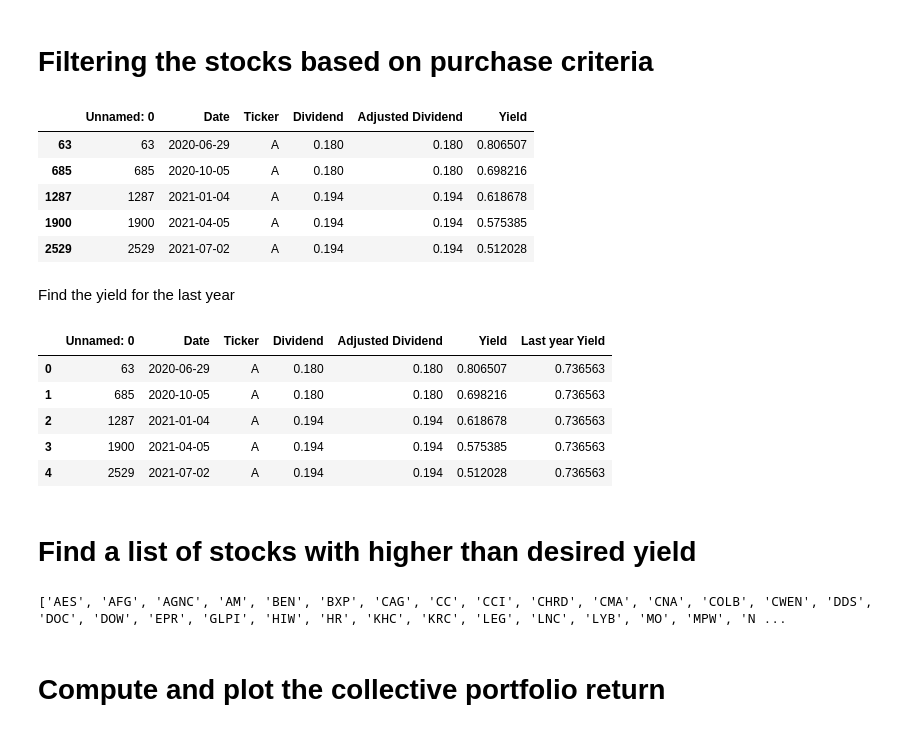
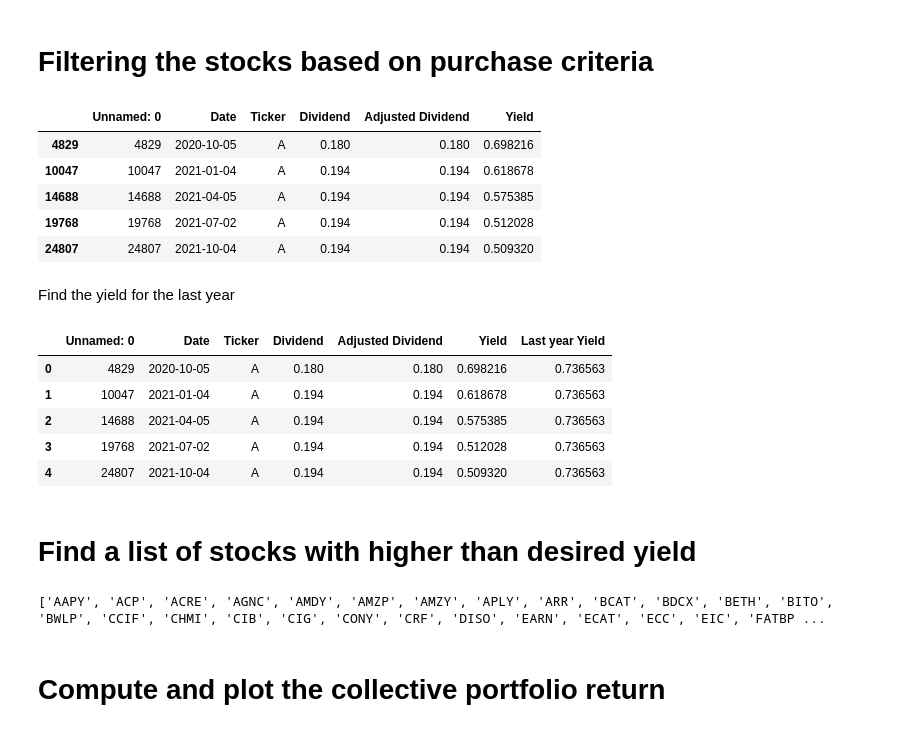
Before and after one commit to sarashs/Wallstreet-Bets, a Jupyter notebook: Notebooks/dividend_stock_finder.ipynb, the cells around one changed output. Saved outputs shown, nothing was run; the diff lists cells and outputs as text; code cells hidden in the pictures.

```diff
--- a/Notebooks/dividend_stock_finder.ipynb
+++ b/Notebooks/dividend_stock_finder.ipynb
@@ -92,17 +95,17 @@ df.to_csv('Russel1000_dividend_last5years.csv')
 # %% [markdown]
 # Filtering the stocks based on purchase criteria
 # %%
-df = pd.read_csv('Russel1000_dividend_last5years.csv')
+df = pd.read_csv('all_listed_companies_dividend_last5years.csv')
 df.dropna(inplace=True)
 df.sort_values(by=['Ticker', 'Date'], ascending=True, inplace=True)
 df.head()
 # %% [output]
 |  | Unnamed: 0 | Date | Ticker | Dividend | Adjusted Dividend | Yield |
-| 63 | 63 | 2020-06-29 | A | 0.180 | 0.180 | 0.806507 |
-| 685 | 685 | 2020-10-05 | A | 0.180 | 0.180 | 0.698216 |
-| 1287 | 1287 | 2021-01-04 | A | 0.194 | 0.194 | 0.618678 |
-| 1900 | 1900 | 2021-04-05 | A | 0.194 | 0.194 | 0.575385 |
-| 2529 | 2529 | 2021-07-02 | A | 0.194 | 0.194 | 0.512028 |
+| 4829 | 4829 | 2020-10-05 | A | 0.180 | 0.180 | 0.698216 |
+| 10047 | 10047 | 2021-01-04 | A | 0.194 | 0.194 | 0.618678 |
+| 14688 | 14688 | 2021-04-05 | A | 0.194 | 0.194 | 0.575385 |
+| 19768 | 19768 | 2021-07-02 | A | 0.194 | 0.194 | 0.512028 |
+| 24807 | 24807 | 2021-10-04 | A | 0.194 | 0.194 | 0.509320 |
 # %% [markdown]
 Find the yield for the last year
 # %%
@@ -133,15 +136,15 @@ df_merged["Last year Yield"] = df_merged["Last year Yield"].fillna(0)
 df_merged.head()
 # %% [output]
 |  | Unnamed: 0 | Date | Ticker | Dividend | Adjusted Dividend | Yield | Last year Yield |
-| 0 | 63 | 2020-06-29 | A | 0.180 | 0.180 | 0.806507 | 0.736563 |
-| 1 | 685 | 2020-10-05 | A | 0.180 | 0.180 | 0.698216 | 0.736563 |
-| 2 | 1287 | 2021-01-04 | A | 0.194 | 0.194 | 0.618678 | 0.736563 |
-| 3 | 1900 | 2021-04-05 | A | 0.194 | 0.194 | 0.575385 | 0.736563 |
-| 4 | 2529 | 2021-07-02 | A | 0.194 | 0.194 | 0.512028 | 0.736563 |
+| 0 | 4829 | 2020-10-05 | A | 0.180 | 0.180 | 0.698216 | 0.736563 |
+| 1 | 10047 | 2021-01-04 | A | 0.194 | 0.194 | 0.618678 | 0.736563 |
+| 2 | 14688 | 2021-04-05 | A | 0.194 | 0.194 | 0.575385 | 0.736563 |
+| 3 | 19768 | 2021-07-02 | A | 0.194 | 0.194 | 0.512028 | 0.736563 |
+| 4 | 24807 | 2021-10-04 | A | 0.194 | 0.194 | 0.509320 | 0.736563 |
 # %% [markdown]
 # Find a list of stocks with higher than desired yield
 # %%
-desired_yield = 5
+desired_yield = 15
 #print(df_merged[df_merged["Last year Yield"]>desired_yield]["Last year Yield"].mean())
 list_of_high_yield_from_last_year = df_merged[df_merged["Last year Yield"]>desired_yield]['Ticker'].unique().tolist()
 filtered_list_of_high_yields = []
@@ -166,7 +169,7 @@ for ticker in list_of_high_yield_from_last_year:
     filtered_list_of_high_yields.append(ticker)
 print(filtered_list_of_high_yields)
 # %% [output]
-['AES', 'AFG', 'AGNC', 'AM', 'BEN', 'BXP', 'CAG', 'CC', 'CCI', 'CHRD', 'CMA', 'CNA', 'COLB', 'CWEN', 'DDS', 'DOC', 'DOW', 'EPR', 'GLPI', 'HIW', 'HR', 'KHC', 'KRC', 'LEG', 'LNC', 'LYB', 'MO', 'MPW', 'N ...
+['AAPY', 'ACP', 'ACRE', 'AGNC', 'AMDY', 'AMZP', 'AMZY', 'APLY', 'ARR', 'BCAT', 'BDCX', 'BETH', 'BITO', 'BWLP', 'CCIF', 'CHMI', 'CIB', 'CIG', 'CONY', 'CRF', 'DISO', 'EARN', 'ECAT', 'ECC', 'EIC', 'FATBP ...
 # %% [markdown]
 # Compute and plot the collective portfolio return
 # %%
```
Also changed, not shown: parts of 3 cells of this notebook, 3 other files.
